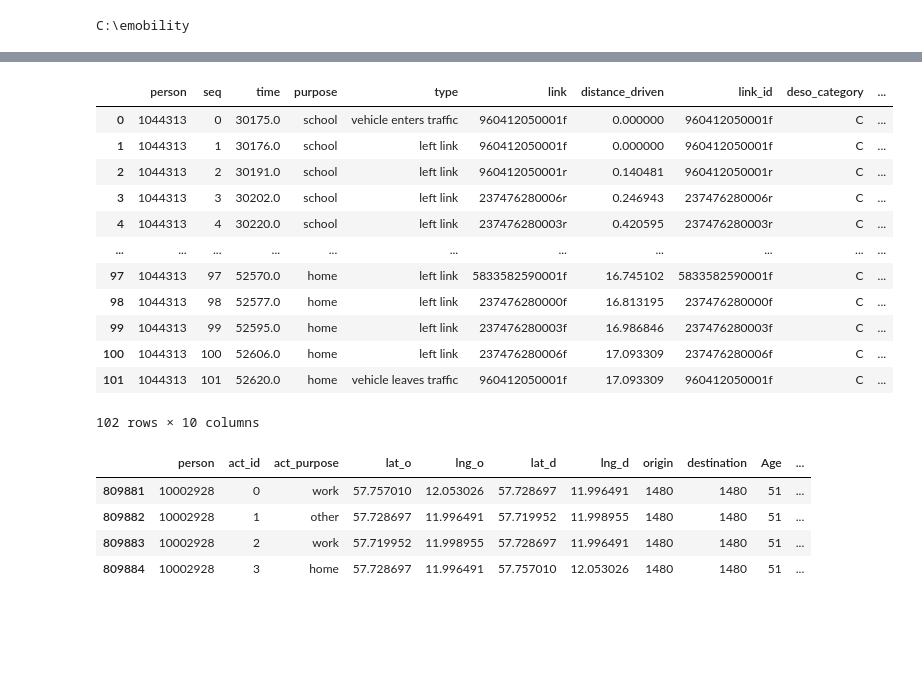
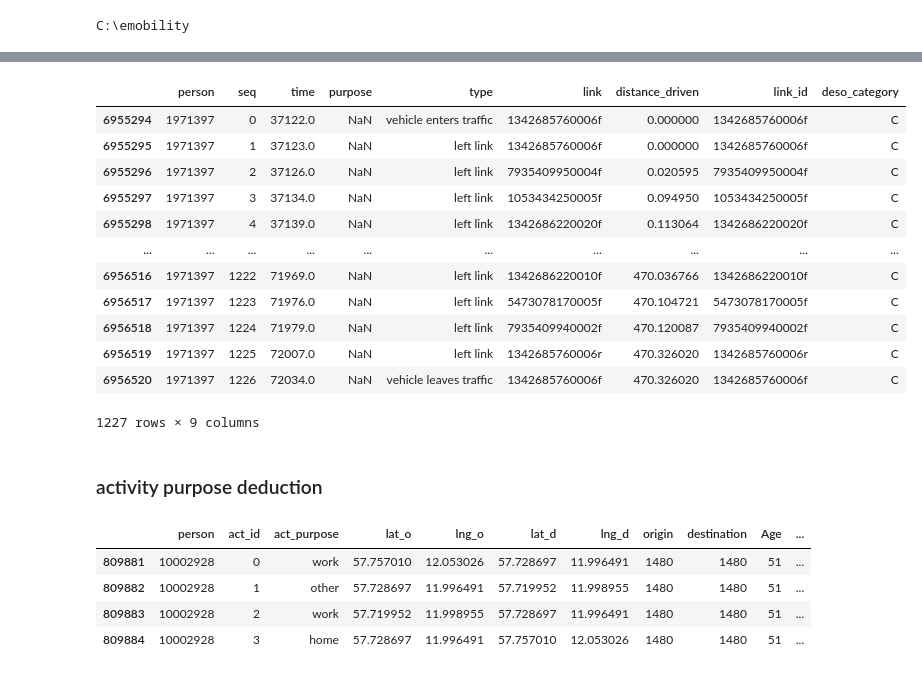
Before and after one commit to tozlucaglar/emobility, a Jupyter notebook: src/4-emission_model.ipynb, the cells around one changed output, grey strips where cells are left out. Saved outputs shown, nothing was run; the diff lists cells and outputs as text; code cells hidden in the pictures; blank space fills up the shorter version.

```diff
--- a/src/4-emission_model.ipynb
+++ b/src/4-emission_model.ipynb
@@ -136,19 +185,19 @@ aaa = df_act_car_tra.head(10000)
 # %%
-df_act_car_tra[df_act_car_tra.person==1971397]
+#df_act_car_tra[df_act_car_tra.person==1971397]
 # %% [output]
-|  | person | seq | time | purpose | type | link | distance_driven | link_id | deso_category | ... |
-| 0 | 1044313 | 0 | 30175.0 | school | vehicle enters traffic | 960412050001f | 0.000000 | 960412050001f | C | ... |
-| 1 | 1044313 | 1 | 30176.0 | school | left link | 960412050001f | 0.000000 | 960412050001f | C | ... |
-| 2 | 1044313 | 2 | 30191.0 | school | left link | 960412050001r | 0.140481 | 960412050001r | C | ... |
-| 3 | 1044313 | 3 | 30202.0 | school | left link | 237476280006r | 0.246943 | 237476280006r | C | ... |
-| 4 | 1044313 | 4 | 30220.0 | school | left link | 237476280003r | 0.420595 | 237476280003r | C | ... |
-| ... | ... | ... | ... | ... | ... | ... | ... | ... | ... | ... |
-| 97 | 1044313 | 97 | 52570.0 | home | left link | 5833582590001f | 16.745102 | 5833582590001f | C | ... |
-| 98 | 1044313 | 98 | 52577.0 | home | left link | 237476280000f | 16.813195 | 237476280000f | C | ... |
-| 99 | 1044313 | 99 | 52595.0 | home | left link | 237476280003f | 16.986846 | 237476280003f | C | ... |
-| 100 | 1044313 | 100 | 52606.0 | home | left link | 237476280006f | 17.093309 | 237476280006f | C | ... |
-| 101 | 1044313 | 101 | 52620.0 | home | vehicle leaves traffic | 960412050001f | 17.093309 | 960412050001f | C | ... |
+|  | person | seq | time | purpose | type | link | distance_driven | link_id | deso_category |
+| 6955294 | 1971397 | 0 | 37122.0 | NaN | vehicle enters traffic | 1342685760006f | 0.000000 | 1342685760006f | C |
+| 6955295 | 1971397 | 1 | 37123.0 | NaN | left link | 1342685760006f | 0.000000 | 1342685760006f | C |
+| 6955296 | 1971397 | 2 | 37126.0 | NaN | left link | 7935409950004f | 0.020595 | 7935409950004f | C |
+| 6955297 | 1971397 | 3 | 37134.0 | NaN | left link | 1053434250005f | 0.094950 | 1053434250005f | C |
+| 6955298 | 1971397 | 4 | 37139.0 | NaN | left link | 1342686220020f | 0.113064 | 1342686220020f | C |
+| ... | ... | ... | ... | ... | ... | ... | ... | ... | ... |
+| 6956516 | 1971397 | 1222 | 71969.0 | NaN | left link | 1342686220010f | 470.036766 | 1342686220010f | C |
+| 6956517 | 1971397 | 1223 | 71976.0 | NaN | left link | 5473078170005f | 470.104721 | 5473078170005f | C |
+| 6956518 | 1971397 | 1224 | 71979.0 | NaN | left link | 7935409940002f | 470.120087 | 7935409940002f | C |
+| 6956519 | 1971397 | 1225 | 72007.0 | NaN | left link | 1342685760006r | 470.326020 | 1342685760006r | C |
+| 6956520 | 1971397 | 1226 | 72034.0 | NaN | vehicle leaves traffic | 1342685760006f | 470.326020 | 1342685760006f | C |
-102 rows × 10 columns
+1227 rows × 9 columns
 # %%
 df_act_car_tra['distance_driven_shift'] = df_act_car_tra['distance_driven'].shift(-1)
 df_act_car_tra['person_shift'] = df_act_car_tra['person'].shift(-1).fillna(0).astype('int')
@@ -159,6 +208,8 @@ df_act_car_tra['link_distance'] = df_act_car_tra.apply( lambda row: row['distanc
 # %%
 # According to link distance (I have checked in Arcmap), shift rows.
 df_act_car_tra['link_distance'] = df_act_car_tra['link_distance'].shift(1).fillna(0)
+# %% [markdown]
+### activity purpose deduction
 # %%
 df_OTP = pd.read_csv(f'./dbs/agents/od_pairs_vg.csv')
 
```
Also changed, not shown: parts of 43 cells of this notebook.
